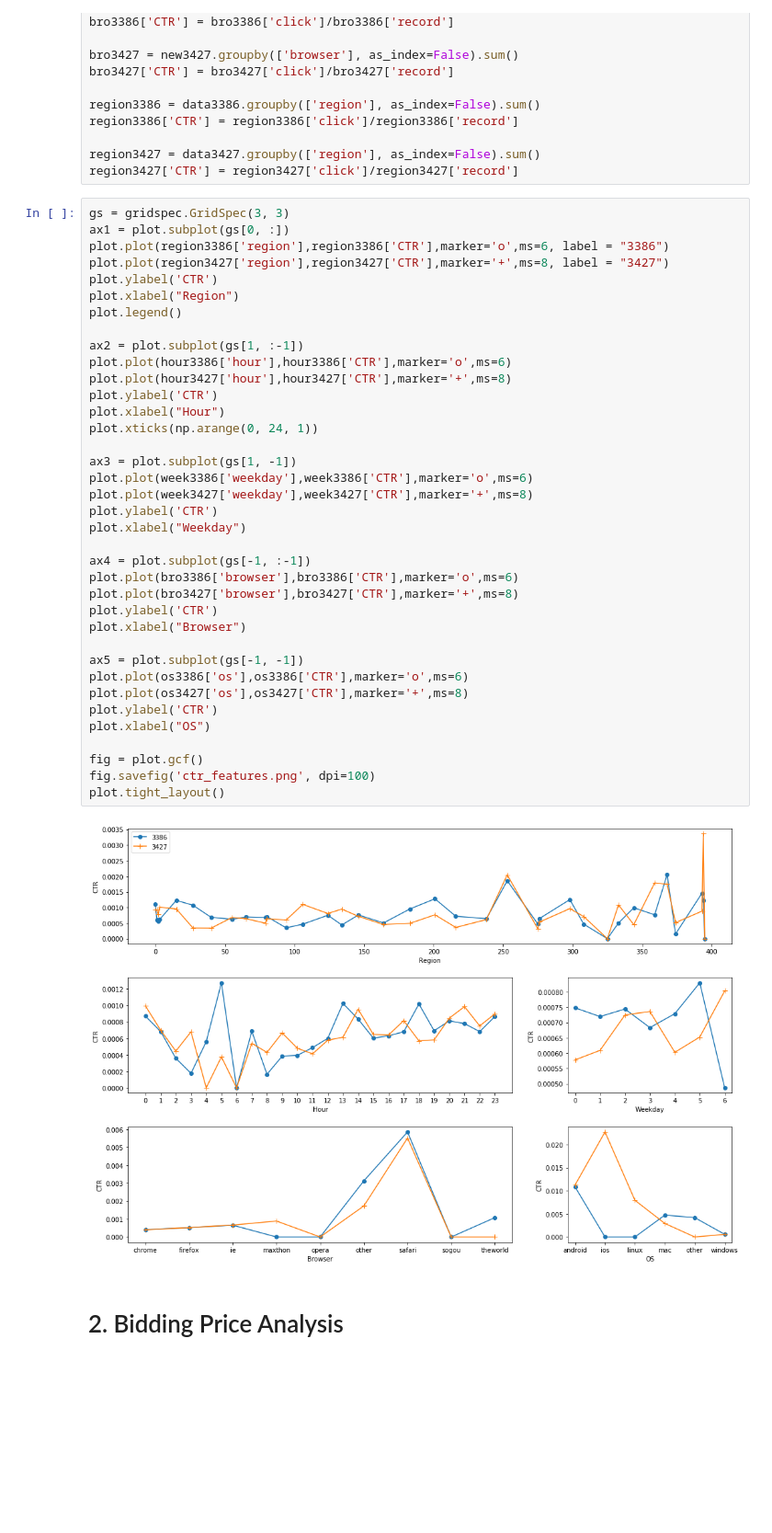
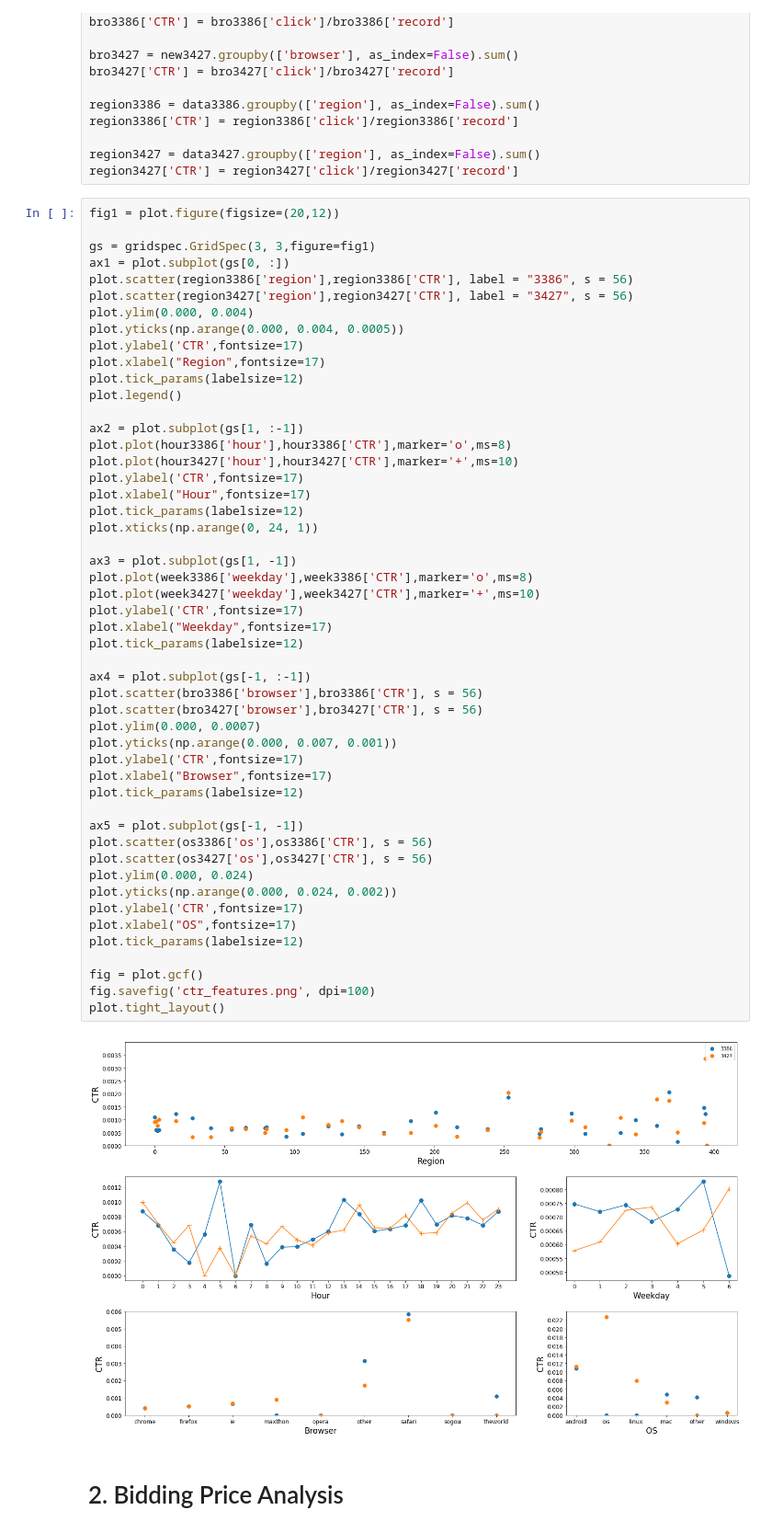
Before and after one commit to violazz/COMP0124-MAAI-Group-Project, a Jupyter notebook: Pro1_DataExploration.ipynb, the cells around one changed output. Shown at 92% size. Drawn from its saved outputs; the diff is of its cells as text; blank space fills up the shorter version.

```diff
--- a/Pro1_DataExploration.ipynb
+++ b/Pro1_DataExploration.ipynb
@@ -48,44 +48,57 @@ region3386['CTR'] = region3386['click']/region3386['record']
 region3427 = data3427.groupby(['region'], as_index=False).sum()
 region3427['CTR'] = region3427['click']/region3427['record']
 # %%
-gs = gridspec.GridSpec(3, 3)
+fig1 = plot.figure(figsize=(20,12))
+
+gs = gridspec.GridSpec(3, 3,figure=fig1)
 ax1 = plot.subplot(gs[0, :])
-plot.plot(region3386['region'],region3386['CTR'],marker='o',ms=6, label = "3386")
-plot.plot(region3427['region'],region3427['CTR'],marker='+',ms=8, label = "3427")
-plot.ylabel('CTR')
-plot.xlabel("Region")
+plot.scatter(region3386['region'],region3386['CTR'], label = "3386", s = 56)
+plot.scatter(region3427['region'],region3427['CTR'], label = "3427", s = 56)
+plot.ylim(0.000, 0.004)
+plot.yticks(np.arange(0.000, 0.004, 0.0005))
+plot.ylabel('CTR',fontsize=17)
+plot.xlabel("Region",fontsize=17)
+plot.tick_params(labelsize=12)
 plot.legend()
 
 ax2 = plot.subplot(gs[1, :-1])
-plot.plot(hour3386['hour'],hour3386['CTR'],marker='o',ms=6)
-plot.plot(hour3427['hour'],hour3427['CTR'],marker='+',ms=8)
-plot.ylabel('CTR')
-plot.xlabel("Hour")
+plot.plot(hour3386['hour'],hour3386['CTR'],marker='o',ms=8)
+plot.plot(hour3427['hour'],hour3427['CTR'],marker='+',ms=10)
+plot.ylabel('CTR',fontsize=17)
+plot.xlabel("Hour",fontsize=17)
+plot.tick_params(labelsize=12)
 plot.xticks(np.arange(0, 24, 1))
 
 ax3 = plot.subplot(gs[1, -1])
-plot.plot(week3386['weekday'],week3386['CTR'],marker='o',ms=6)
-plot.plot(week3427['weekday'],week3427['CTR'],marker='+',ms=8)
-plot.ylabel('CTR')
-plot.xlabel("Weekday")
+plot.plot(week3386['weekday'],week3386['CTR'],marker='o',ms=8)
+plot.plot(week3427['weekday'],week3427['CTR'],marker='+',ms=10)
+plot.ylabel('CTR',fontsize=17)
+plot.xlabel("Weekday",fontsize=17)
+plot.tick_params(labelsize=12)
 
 ax4 = plot.subplot(gs[-1, :-1])
-plot.plot(bro3386['browser'],bro3386['CTR'],marker='o',ms=6)
-plot.plot(bro3427['browser'],bro3427['CTR'],marker='+',ms=8)
-plot.ylabel('CTR')
-plot.xlabel("Browser")
+plot.scatter(bro3386['browser'],bro3386['CTR'], s = 56)
+plot.scatter(bro3427['browser'],bro3427['CTR'], s = 56)
+plot.ylim(0.000, 0.0007)
+plot.yticks(np.arange(0.000, 0.007, 0.001))
+plot.ylabel('CTR',fontsize=17)
+plot.xlabel("Browser",fontsize=17)
+plot.tick_params(labelsize=12)
 
 ax5 = plot.subplot(gs[-1, -1])
-plot.plot(os3386['os'],os3386['CTR'],marker='o',ms=6)
-plot.plot(os3427['os'],os3427['CTR'],marker='+',ms=8)
-plot.ylabel('CTR')
-plot.xlabel("OS")
+plot.scatter(os3386['os'],os3386['CTR'], s = 56)
+plot.scatter(os3427['os'],os3427['CTR'], s = 56)
+plot.ylim(0.000, 0.024)
+plot.yticks(np.arange(0.000, 0.024, 0.002))
+plot.ylabel('CTR',fontsize=17)
+plot.xlabel("OS",fontsize=17)
+plot.tick_params(labelsize=12)
 
 fig = plot.gcf()
 fig.savefig('ctr_features.png', dpi=100)
 plot.tight_layout()
 # %% [output]
-[figure, old version]
+[figure, new version]
 # %% [markdown]
 # 2. Bidding Price Analysis
 # %%
```
Also changed, not shown: parts of 3 cells of this notebook.
